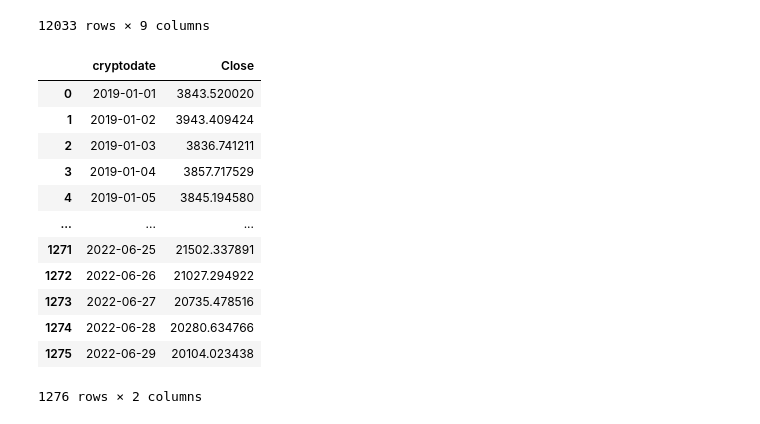
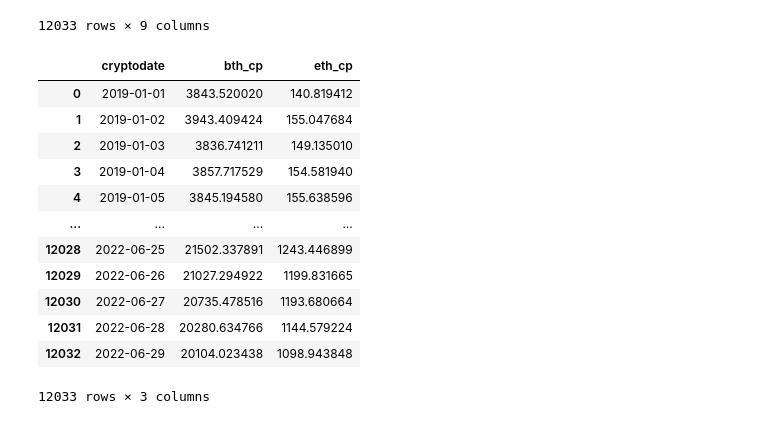
Before and after one commit to abelunbound/com724, a Jupyter notebook: Com724AE2Backup.ipynb, the cells around one changed output. Cells and saved outputs as stored; diff of their text form; code cells hidden in the pictures.

```diff
--- a/Com724AE2Backup.ipynb
+++ b/Com724AE2Backup.ipynb
@@ -118,45 +118,78 @@ df
 # %%
 # Creating new columns, by extracting data from a column based on content in another column
 
 
 ### DONE ### .merge()38 ns ± 0.369 ns per loop
 # .concat() 38.5 ns ± 0.379 ns per loop
 # .join() 39.2 ns ± 0.709 ns per loop
 ### DONE ### # .map() 2.3 ms ± 131 µs per loop
 
 ## pd.merge()
 #  df_1 = df_1.merge(df_2, how='left', on='id')
 
 ## pd.concat() method
 # df_1 = pd.concat([df_1.set_index('id'), df_2.set_index('id').last_name], axis=1, sort='id', join='inner')
 
 ## pd.join() method
 # df_1 = df_1.set_index('id').join(df_2.set_index('id'))
 
 ## pd.map() method
 # df_1[‘last_name’] = df_1.id.map(df_2.set_index(‘id’)[‘last_name’].to_dict())
 
 cryp_master_cp = df.drop(columns=['Open', 'High', 'Low', 'Volume', 'Close', 'Dividends', 'Stock Splits', 'crypto_ticker'])
 cryp_master_cp
 
+#BTC column
 btc_cp_join = BTC_crypto_data.drop(columns=['Open', 'High', 'Low', 'Volume', 'Dividends', 'Stock Splits', 'crypto_ticker'])
-btc_cp_join
+cryp_master_cp = cryp_master_cp.set_index('cryptodate').join(btc_cp_join.set_index('cryptodate'), on='cryptodate')
+cryp_master_cp.rename(columns = {'Close':'bth_cp'}, inplace = True)
+cryp_master_cp = cryp_master_cp.rename_axis('cryptodate').reset_index()
 
-final_cp = cryp_master_cp.set_index('cryptodate').join(btc_cp_join.set_index('cryptodate'))
+#ETH column
+eth_cp_join = ETH_crypto_data.drop(columns=['Open', 'High', 'Low', 'Volume', 'Dividends', 'Stock Splits', 'crypto_ticker'])
+cryp_master_cp = cryp_master_cp.set_index('cryptodate').join(eth_cp_join.set_index('cryptodate'), on='cryptodate')
+cryp_master_cp.rename(columns = {'Close':'eth_cp'}, inplace = True)
+cryp_master_cp = cryp_master_cp.rename_axis('cryptodate').reset_index()
+
+#USDT column
+
+#USDC column
+
+#BNB column
+
+
+#BUSD column
+
+#XRP column
+allcrypto_cp = allcrypto_cp.merge(XRP_crypto_data, how='left', on='cryptodate')
+allcrypto_cp = allcrypto_cp.drop(columns=['Open', 'High', 'Low', 'Volume', 'Dividends', 'Stock Splits', 'crypto_ticker'])
+allcrypto_cp.rename(columns = {'Close':'xrp_cp'}, inplace = True)
+
+#ADA column
+
+
+#SOL column
+
+#DOGE column
+
+
+
+
+cryp_master_cp
 # %% [output]
-|  | cryptodate | Close |
-| 0 | 2019-01-01 | 3843.520020 |
-| 1 | 2019-01-02 | 3943.409424 |
-| 2 | 2019-01-03 | 3836.741211 |
-| 3 | 2019-01-04 | 3857.717529 |
-| 4 | 2019-01-05 | 3845.194580 |
-| ... | ... | ... |
-| 1271 | 2022-06-25 | 21502.337891 |
-| 1272 | 2022-06-26 | 21027.294922 |
-| 1273 | 2022-06-27 | 20735.478516 |
-| 1274 | 2022-06-28 | 20280.634766 |
-| 1275 | 2022-06-29 | 20104.023438 |
+|  | cryptodate | bth_cp | eth_cp |
+| 0 | 2019-01-01 | 3843.520020 | 140.819412 |
+| 1 | 2019-01-02 | 3943.409424 | 155.047684 |
+| 2 | 2019-01-03 | 3836.741211 | 149.135010 |
+| 3 | 2019-01-04 | 3857.717529 | 154.581940 |
+| 4 | 2019-01-05 | 3845.194580 | 155.638596 |
+| ... | ... | ... | ... |
+| 12028 | 2022-06-25 | 21502.337891 | 1243.446899 |
+| 12029 | 2022-06-26 | 21027.294922 | 1199.831665 |
+| 12030 | 2022-06-27 | 20735.478516 | 1193.680664 |
+| 12031 | 2022-06-28 | 20280.634766 | 1144.579224 |
+| 12032 | 2022-06-29 | 20104.023438 | 1098.943848 |
-1276 rows × 2 columns
+12033 rows × 3 columns
 # %%
 # Using .merge() function to prepare a table of closing prices to conduct correlation analysis
 
```
Also changed, not shown: parts of 3 cells of this notebook.
